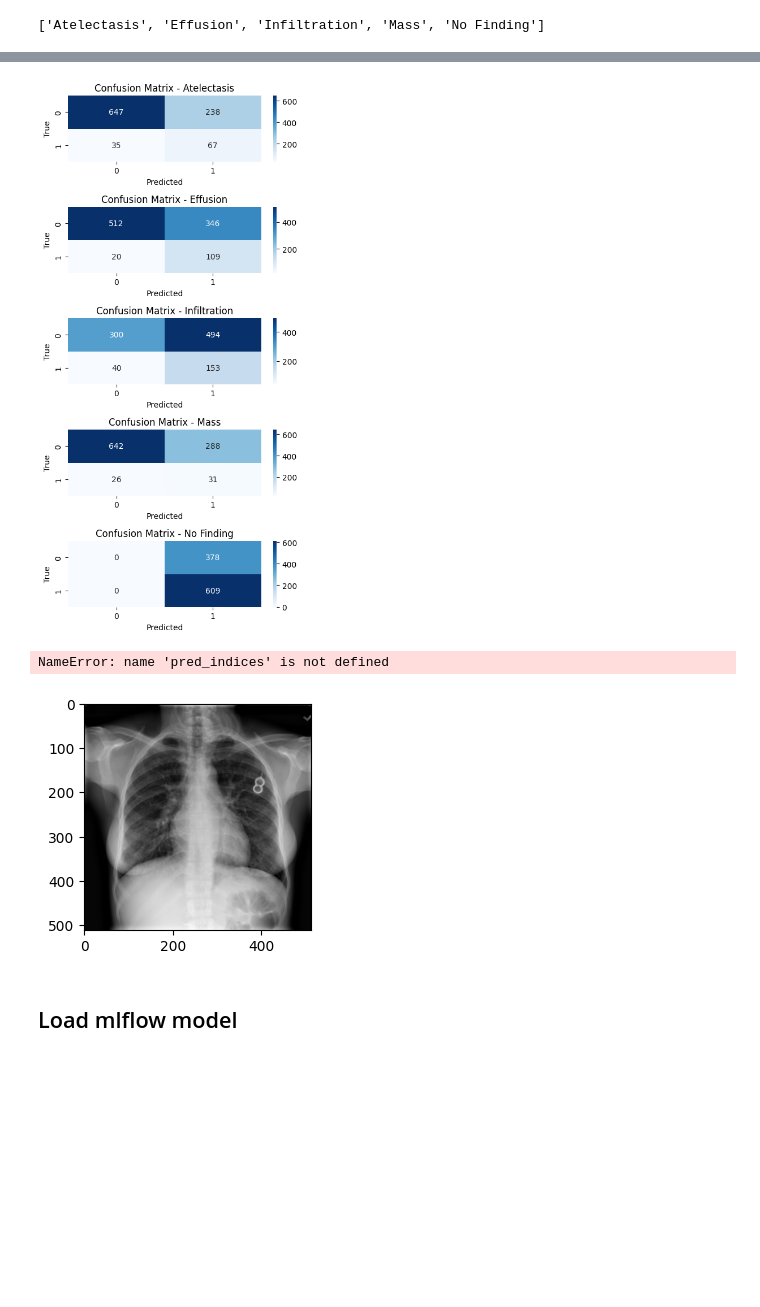
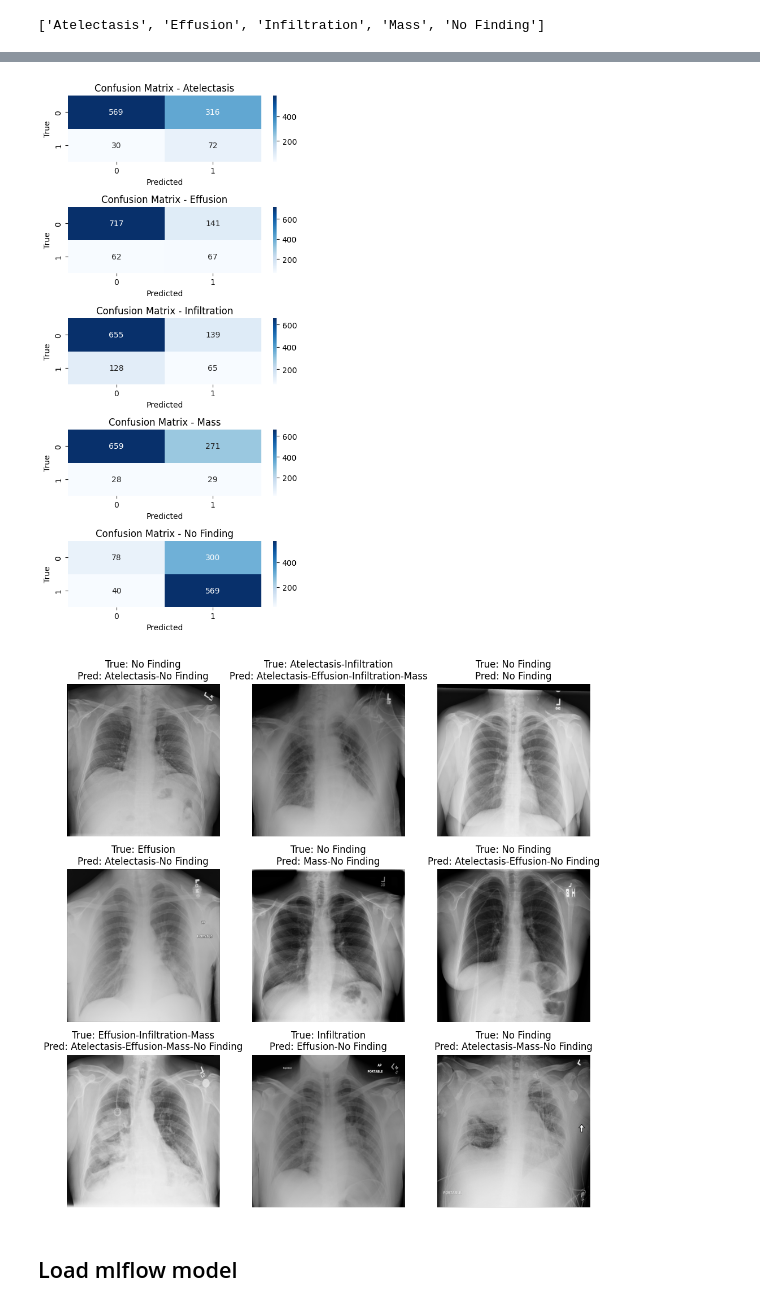
Before and after one commit to vivekpatel99/chest-x-ray-diagnosis-Multi-label-binary-classification, a Jupyter notebook: notebooks/03_model_evaluation.ipynb, the cells around one changed output, grey strips where cells are left out. Drawn from its saved outputs; the diff is of its cells as text; code cells hidden in the pictures; blank space fills up the shorter version.

```diff
--- a/notebooks/03_model_evaluation.ipynb
+++ b/notebooks/03_model_evaluation.ipynb
@@ -115,7 +115,7 @@ array([[0, 0, 0, 0, 1],
 ## Loading keras model
 # %%
 from src.weighted_loss.focal_loss import focal_loss
-tf_model =  tf.keras.models.load_model('exported_models/my_densenet/checkpoints/best_build_DenseNet121-focal_loss.keras' )
+tf_model =  tf.keras.models.load_model('exported_models/my_densenet/checkpoints/best_build_DenseNet121-weighted_loss.keras' )
 # %%
 tf_y_pred_prob = tf_model.predict(test_ds)
 tf_y_pred_prob[:10]
@@ -229,7 +228,5 @@ plot_auc_curve(output_dir=OUPUT_DIR,
 # %%
 # Multi-label Confusion Matrix
-from sklearn.metrics import confusion_matrix
-
 num_classes = len(CLASSES_NAME)
 fig, axes = plt.subplots(num_classes,1, figsize=(num_classes, 10))
 for i, class_label in enumerate(CLASSES_NAME):
@@ -243,30 +240,4 @@ plt.tight_layout()
 plt.show()
 plt.close(fig)
 # %% [output]
-[figure, old version]
+[figure, new version]
-# %%
-def plot_random_images(test_images, test_labels, num_images=9):
-  """
-  Plots a random sample of images and their corresponding labels from a TensorFlow dataset.
-
-  Args:
-    train_ds: A TensorFlow dataset object containing image-label pairs.
-    num_images: The number of images to plot (default: 9).
-  """
-
-  # Create a figure and axes for the plot
-  plt.figure(figsize=(10, 10))
-
-  # Iterate through the images and plot them
-  for i in range(num_images):
-    ax = plt.subplot(3, 3, i + 1) # Create a grid of subplots
-    plt.imshow(test_images[i], cmap='gray') # Cmultilabel_confusion_matrix
-    if len(pred_indices) == 0:
-       class_names='None'
-    else:
-      class_names = '-'.join([CLASSES_NAME[i] for i in pred_indices])
-    plt.title(f"{class_names}") # Display the label
-    plt.axis("off") # Hide the axes
-
-  plt.tight_layout()
-  plt.show()
@@ -273,8 +294,7 @@ def plot_random_images(test_images, test_labels, num_images=9):
 # %%
-plot_random_images(test_images, y_true, num_images=9)
+plot_random_images(test_images, y_true, tf_y_pred, CLASSES_NAME)
 # %% [output]
-NameError: name 'pred_indices' is not defined
-[figure, old version]
+[figure, new version]
 # %% [markdown]
 ## Load mlflow model
 # %%
```
Also changed, not shown: parts of 15 cells of this notebook, 11 other files.
